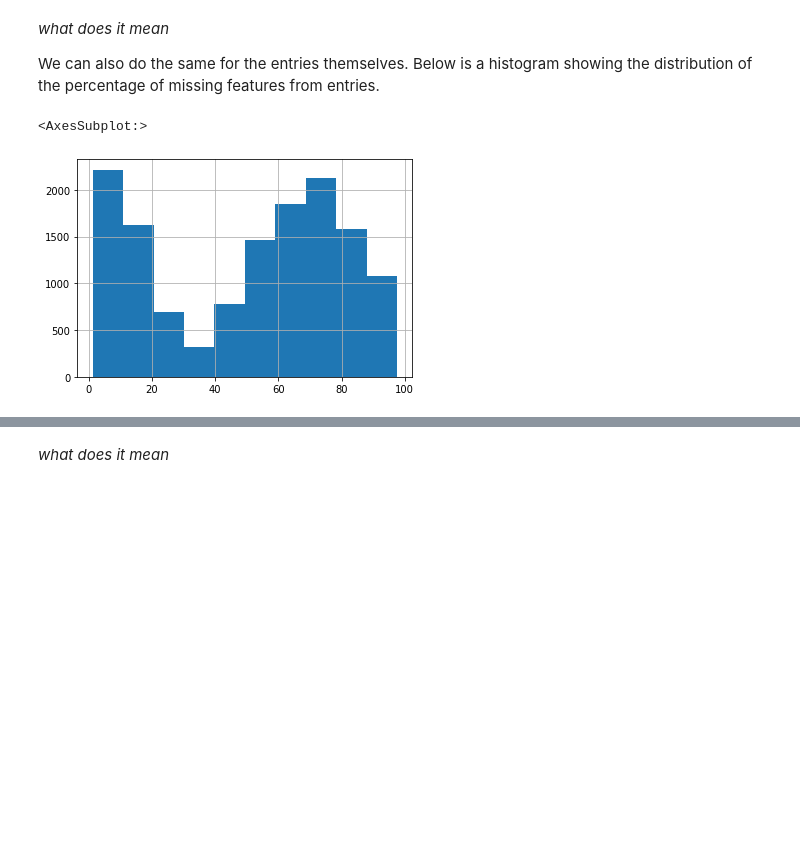
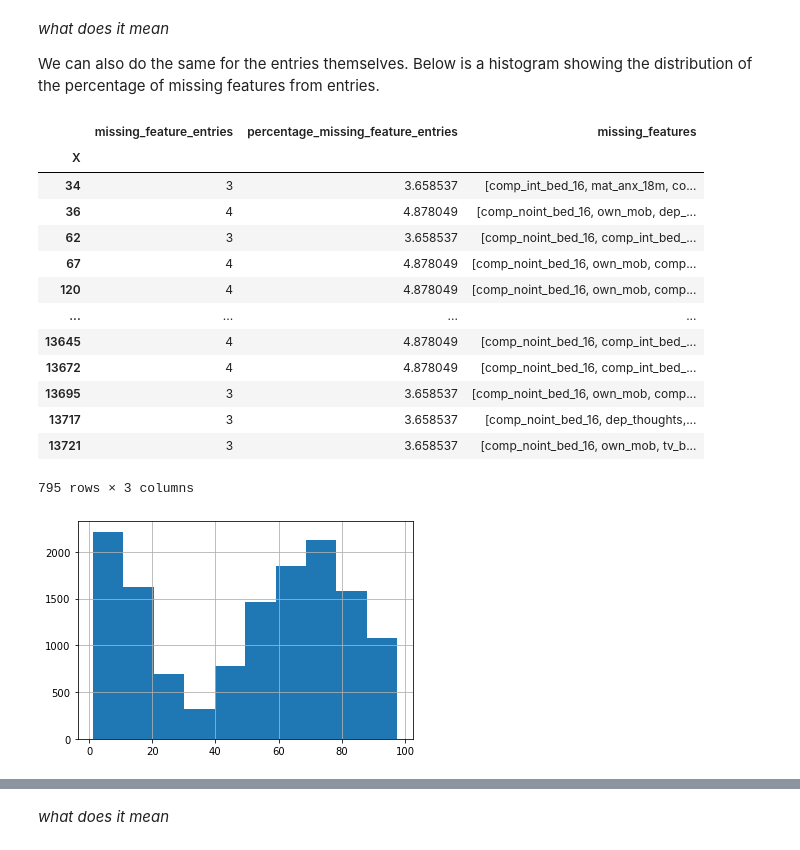
Before and after one commit to kaihulme/alspac-mhst, a Jupyter notebook: notebooks/missing_values_handling.ipynb, the cells around one changed output, grey strips where cells are left out. Drawn from its saved outputs; the diff is of its cells as text; code cells hidden in the pictures; blank space fills up the shorter version.

```diff
--- a/notebooks/missing_values_handling.ipynb
+++ b/notebooks/missing_values_handling.ipynb
@@ -96,8 +111,29 @@ We can also do the same for the entries themselves. Below is a histogram showing
 # %%
 na_entries = df.isna().sum(axis=1)
 na_entries_df = pd.DataFrame(na_entries, columns=['missing_feature_entries'])
 na_entries_df['percentage_missing_feature_entries'] = 100 * na_entries_df.missing_feature_entries / len(features)
+
+# na_entries_df['features_missing'] =
+
 na_entries_df.percentage_missing_feature_entries.hist()
+
+missing_features = [[x for x in xs if not x == ''] for xs in (df.isna() * df.columns).values.tolist()]
+na_entries_df['missing_features'] = missing_features
+
+na_entries_df[na_entries_df["missing_feature_entries"] < 5]
 # %% [output]
+|  | missing_feature_entries | percentage_missing_feature_entries | missing_features |
+| X |  |  |  |
+| 34 | 3 | 3.658537 | [comp_int_bed_16, mat_anx_18m, co... |
+| 36 | 4 | 4.878049 | [comp_noint_bed_16, own_mob, dep_... |
+| 62 | 3 | 3.658537 | [comp_noint_bed_16, comp_int_bed_... |
+| 67 | 4 | 4.878049 | [comp_noint_bed_16, own_mob, comp... |
+| 120 | 4 | 4.878049 | [comp_noint_bed_16, own_mob, comp... |
+| ... | ... | ... | ... |
+| 13645 | 4 | 4.878049 | [comp_noint_bed_16, comp_int_bed_... |
+| 13672 | 4 | 4.878049 | [comp_noint_bed_16, comp_int_bed_... |
+| 13695 | 3 | 3.658537 | [comp_noint_bed_16, own_mob, comp... |
+| 13717 | 3 | 3.658537 | [comp_noint_bed_16, dep_thoughts,... |
+| 13721 | 3 | 3.658537 | [comp_noint_bed_16, own_mob, tv_b... |
-<AxesSubplot:>
+795 rows × 3 columns
 [figure]
```
Also changed, not shown: parts of 13 cells of this notebook, 5 other files.
